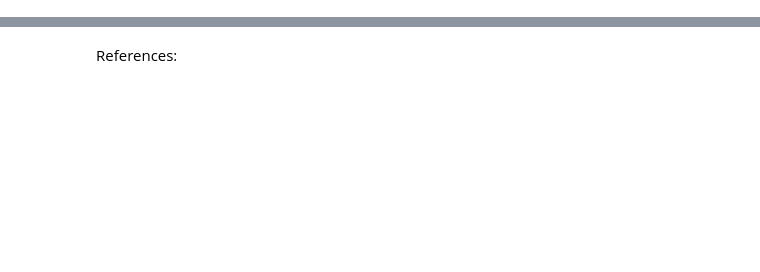
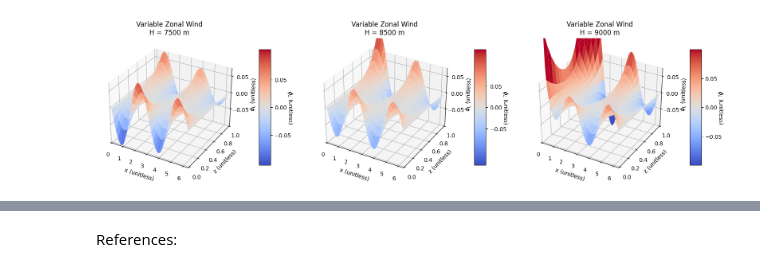
Before and after one commit to isippalpers/Atmospheric_chem, a Jupyter notebook: EAS4610_Final_HM_ISA.ipynb, the cells around one changed output, grey strips where cells are left out. Drawn from its saved outputs; the diff is of its cells as text; code cells hidden in the pictures; blank space fills up the shorter version.

```diff
--- a/EAS4610_Final_HM_ISA.ipynb
+++ b/EAS4610_Final_HM_ISA.ipynb
@@ -171,0 +264,29 @@ plt.show()
+# %%
+fig, ax = plt.subplots(1,3,figsize=(20, 14),subplot_kw={'projection': '3d'})
+X, Z = np.meshgrid(x, z)
+phi = np.zeros_like(X)
+for j in range(3):
+  for i in range(Nx):
+      phi[:,i] = solver(Hlist[j],beta_L,S, Uval(x)[i])[:, i]
+
+  norm = Normalize(vmin=-max(abs(phi.min()), phi.max()), vmax=max(abs(phi.min()), phi.max()))
+  surf = ax[j].plot_surface(X, Z, phi, cmap='coolwarm', edgecolor='none', norm=norm)
+
+  cbar = fig.colorbar(surf, ax=ax[j], shrink=0.15, aspect=10,pad=0.11)
+  cbar.set_label('$ɸ_L$ (unitless)',rotation=270)
+  cbar.ax.set_yticks([-0.05,0.0,0.05])
+  ax[j].set_xlabel('x (unitless)')
+  ax[j].set_ylabel('z (unitless)')
+
+  ax[j].set_zticks([-0.05,0.0,0.05])
+  ax[j].set_zlim(-0.1,0.07)
+  ax[j].set_title(f'Variable Zonal Wind\nH = {Hlistreal[j]} m')
+  ax[j].set_zlabel('$ɸ_L$ (unitless)')
+
+  ax[j].set_xlim(0, 2 * np.pi)
+  ax[j].set_ylim(0, 1)
+fig.subplots_adjust(left=None, bottom=-0.5, right=None, top=None, wspace=0.15, hspace=None)
+
+plt.show()
+# %% [output]
+[figure, added]
```
Also changed, not shown: parts of 28 cells of this notebook.
